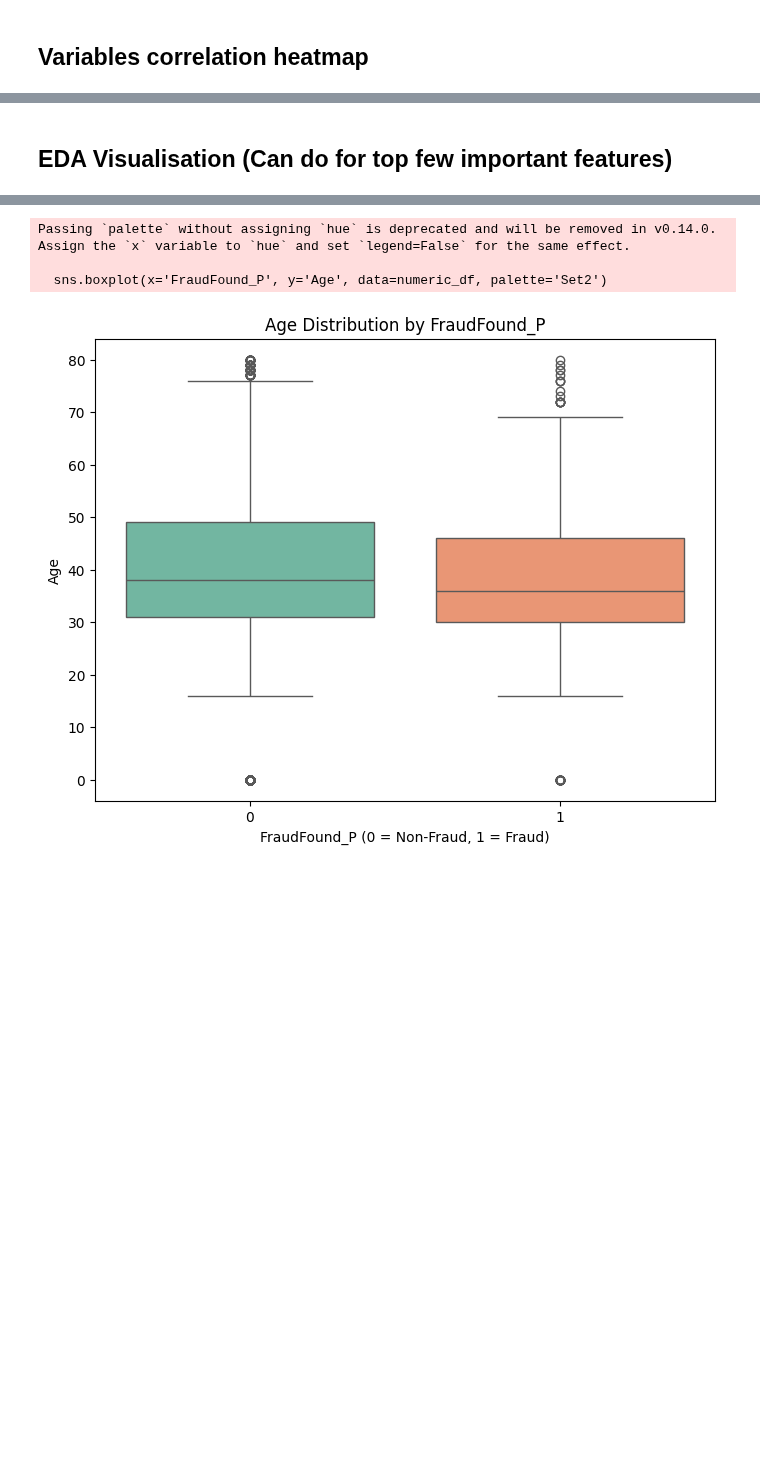
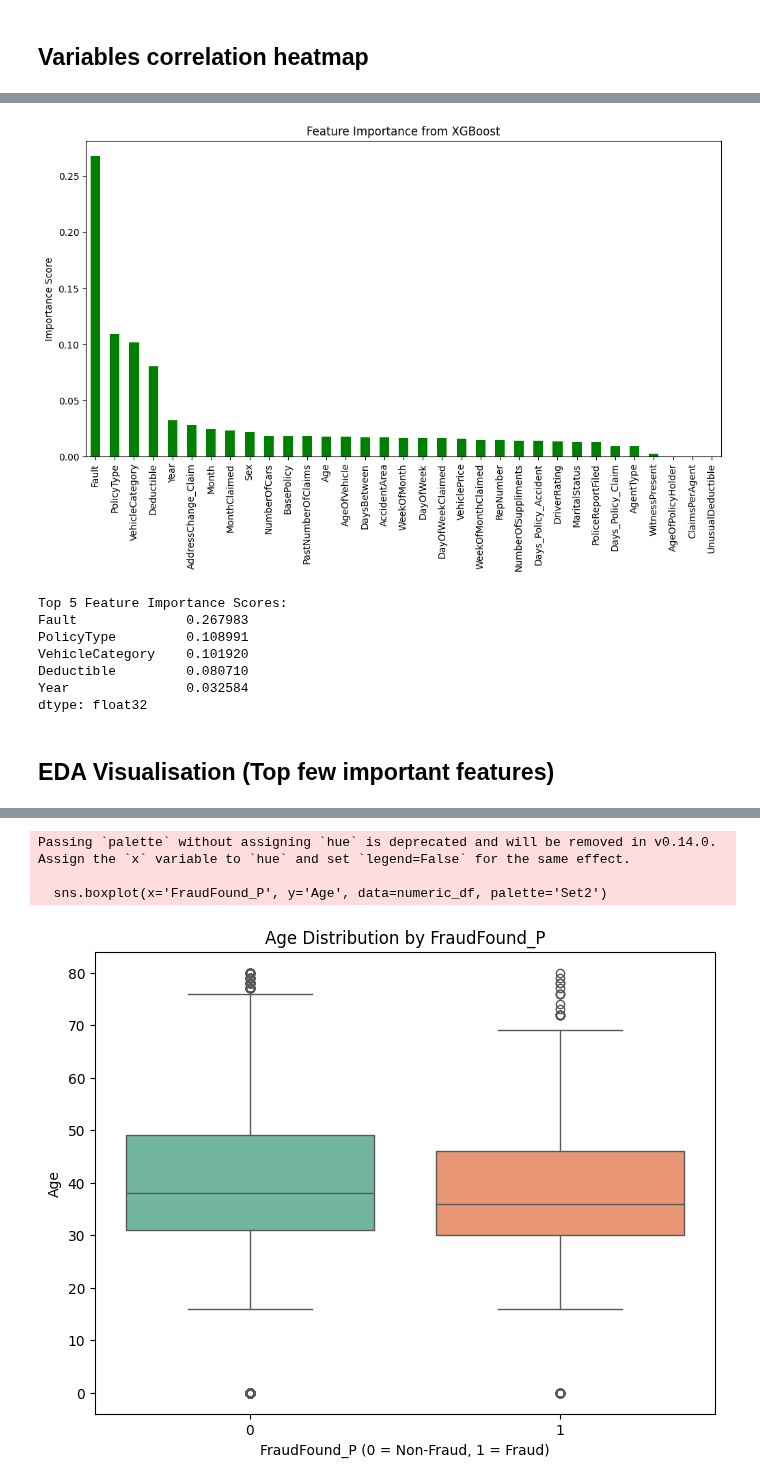
Before and after one commit to haonanah/DSA4263, a Jupyter notebook: EDA.ipynb, the cells around one changed output, grey strips where cells are left out. Drawn from its saved outputs; the diff is of its cells as text; code cells hidden in the pictures; blank space fills up the shorter version.

```diff
--- a/EDA.ipynb
+++ b/EDA.ipynb
@@ -190,2 +295,36 @@ plt.show()
+# %%
+
+import xgboost as xgb
+import pandas as pd
+import matplotlib.pyplot as plt
+
+# Prepare the data
+X = numeric_df.drop(['FraudFound_P', 'PolicyNumber'], axis=1)
+y = numeric_df['FraudFound_P']
+
+# Train the XGBoost model
+model = xgb.XGBClassifier(random_state=123)
+model.fit(X, y)
+
+# Get feature importance
+importance = pd.Series(model.feature_importances_, index=X.columns).sort_values(ascending=False)
+
+# Plot the feature importance scores
+plt.figure(figsize=(12, 6))
+importance.plot(kind='bar', color='green')
+plt.title("Feature Importance from XGBoost")
+plt.ylabel("Importance Score")
+plt.show()
+
+print(f"Top 5 Feature Importance Scores: \n{importance.head(5)}")
+# %% [output]
+[figure, added]
+Top 5 Feature Importance Scores:
+Fault              0.267983
+PolicyType         0.108991
+VehicleCategory    0.101920
+Deductible         0.080710
+Year               0.032584
+dtype: float32
 # %% [markdown]
-## EDA Visualisation (Can do for top few important features)
+## EDA Visualisation (Top few important features)
```
Also changed, not shown: parts of 21 cells of this notebook.
